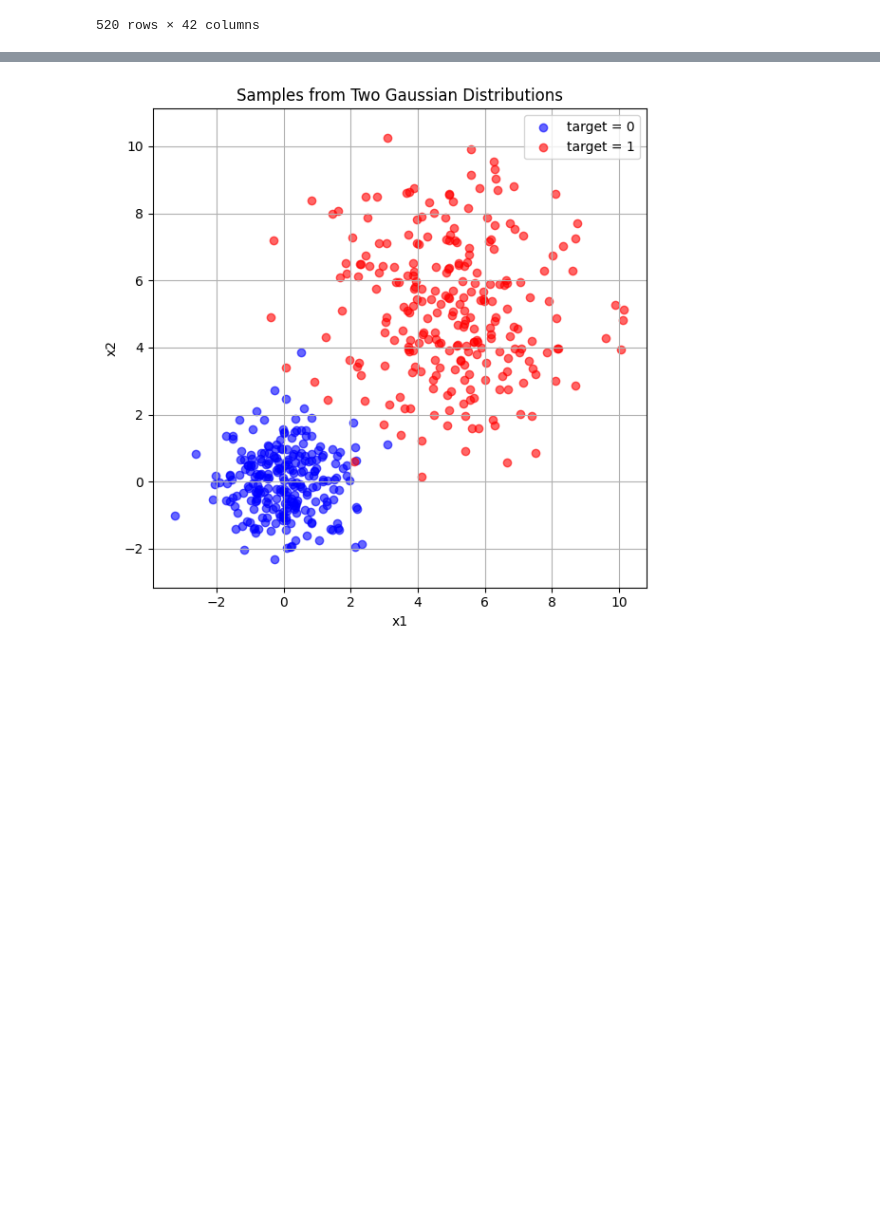
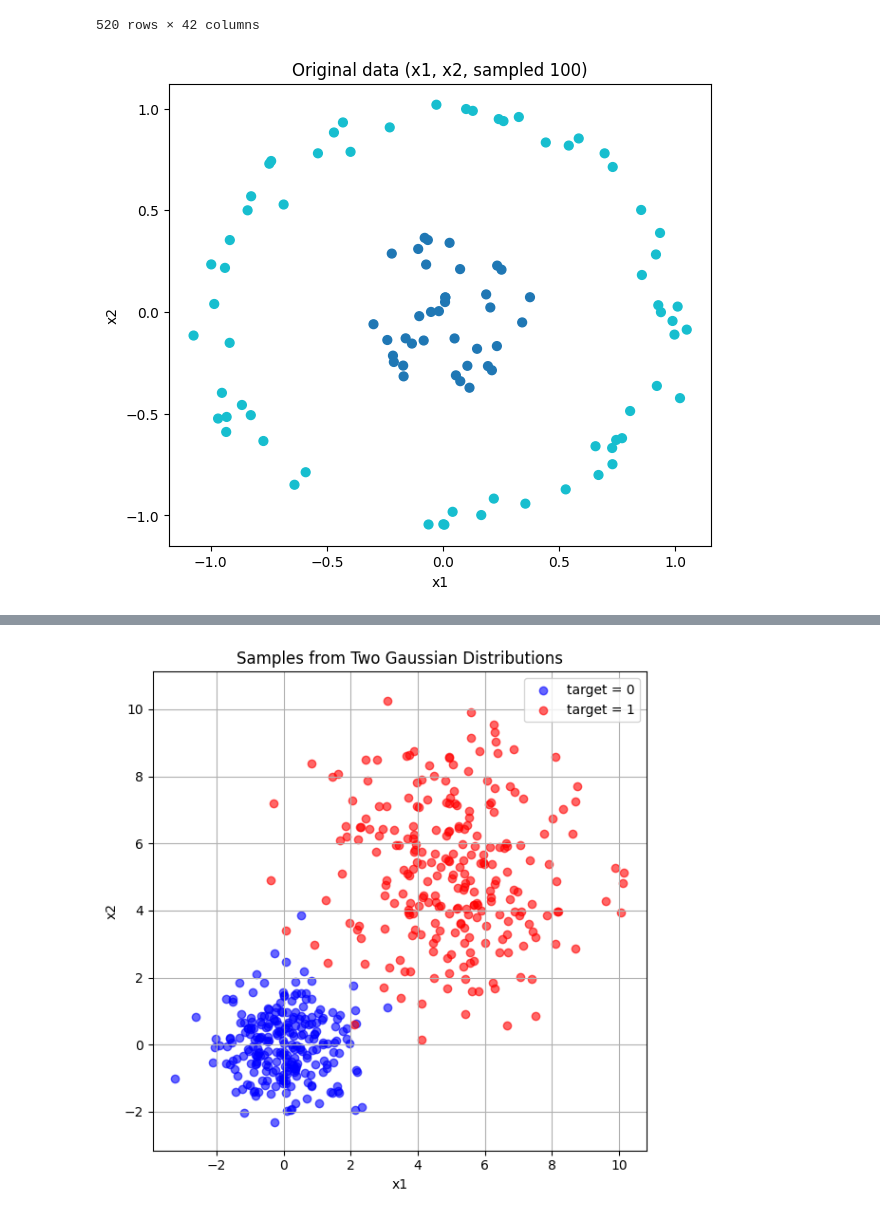
Before and after one commit to takano-lab/data-collaboration-analysis, a Jupyter notebook: src/suetake_debug.ipynb, the cells around one changed output, grey strips where cells are left out. Drawn from its saved outputs; the diff is of its cells as text; code cells hidden in the pictures; blank space fills up the shorter version.

```diff
--- a/src/suetake_debug.ipynb
+++ b/src/suetake_debug.ipynb
@@ -74,0 +196,93 @@ train_df
+# %%
+import numpy as np
+import pandas as pd
+import matplotlib.pyplot as plt
+
+# ====== Kernel CCA 関数群 ======
+def center_gram(K):
+    n = K.shape[0]
+    H = np.eye(n) - np.ones((n,n))/n
+    return H @ K @ H, H
+
+def rbf_kernel(A, B, gamma):
+    A2 = np.sum(A*A, axis=1, keepdims=True)
+    B2 = np.sum(B*B, axis=1, keepdims=True).T
+    sq = A2 + B2 - 2*A@B.T
+    return np.exp(-gamma * np.clip(sq, 0, None))
+
+def linear_kernel(A, B):
+    return A @ B.T
+
+def median_heuristic_gamma(X):
+    D = np.sum(X*X,1,keepdims=True) + np.sum(X*X,1,keepdims=True).T - 2*X@X.T
+    d = np.sqrt(np.clip(D, 0, None))
+    med = np.median(d[d>0])
+    if med <= 0 or not np.isfinite(med):
+        med = 1.0
+    return 1.0/(2.0*med*med)
+
+def kcca_fit(X, Y, lam_x=1e-3, lam_y=1e-3, n_comp=2):
+    gamma_x = median_heuristic_gamma(X)
+    Kx = rbf_kernel(X, X, gamma_x)
+    Ky = linear_kernel(Y, Y)
+
+    Kx, H = center_gram(Kx)
+    Ky, _ = center_gram(Ky)
+
+    n = X.shape[0]
+    Ax = Kx + lam_x*np.eye(n)
+    Ay = Ky + lam_y*np.eye(n)
+
+    ex, Ux = np.linalg.eigh(Ax)
+    ey, Uy = np.linalg.eigh(Ay)
+    ex = np.clip(ex, 1e-10, None)
+    ey = np.clip(ey, 1e-10, None)
+    Ax_invhalf = (Ux * (ex**-0.5)) @ Ux.T
+    Ay_invhalf = (Uy * (ey**-0.5)) @ Uy.T
+
+    C = Ax_invhalf @ Kx @ Ky @ Ay_invhalf
+    U, S, Vt = np.linalg.svd(C, full_matrices=False)
+    U = U[:, :n_comp]; Vt = Vt[:n_comp, :]; S = S[:n_comp]
+
+    alpha = Ax_invhalf @ U
+    beta  = Ay_invhalf @ Vt.T
+    return {"alpha": alpha, "beta": beta, "H": H, "X": X, "Y": Y, "gamma_x": gamma_x, "Svals": S}
+
+def kcca_transform_X(fit, Xnew):
+    X = fit["X"]; alpha = fit["alpha"]; H = fit["H"]; gamma_x = fit["gamma_x"]
+    Kx_new = rbf_kernel(Xnew, X, gamma_x)
+    r = Kx_new.shape[0]
+    Hr = np.eye(r) - np.ones((r,r))/r
+    Kx_new_c = Hr @ (Kx_new @ H)
+    U_new = Kx_new_c @ alpha
+    return U_new
+
+# ====== CSV読込とサンプリング ======
+df = pd.read_csv(r"C:\Users\sueya\Git-Repositories\takano_labo\dca_yanagi\input\Three_Organization_Dataset.csv")
+df_sample = df.sample(n=100, random_state=42)
+
+X = df_sample[["x1", "x2"]].values
+y = df_sample["y"].values
+
+# One-hot
+Y = np.zeros((len(y), len(np.unique(y))))
+Y[np.arange(len(y)), y] = 1
+
+# ====== Kernel CCA ======
+fit = kcca_fit(X, Y, lam_x=1e-3, lam_y=1e-3, n_comp=2)
+X_kcca = kcca_transform_X(fit, X)
+
+# ====== プロット ======
+plt.figure(figsize=(7,6))
+plt.scatter(X[:,0], X[:,1], c=y, cmap="tab10", s=40)
+plt.title("Original data (x1, x2, sampled 100)")
+plt.xlabel("x1"); plt.ylabel("x2")
+plt.show()
+
+plt.figure(figsize=(7,6))
+plt.scatter(X_kcca[:,0], X_kcca[:,1], c=y, cmap="tab10", s=40)
+plt.title("After Kernel CCA (RBF on X, linear on Y, sampled 100)")
+plt.xlabel("KCCA1"); plt.ylabel("KCCA2")
+plt.show()
+# %% [output]
+[figure, added]
```
Also changed, not shown: parts of 5 cells of this notebook, 5 other files.
